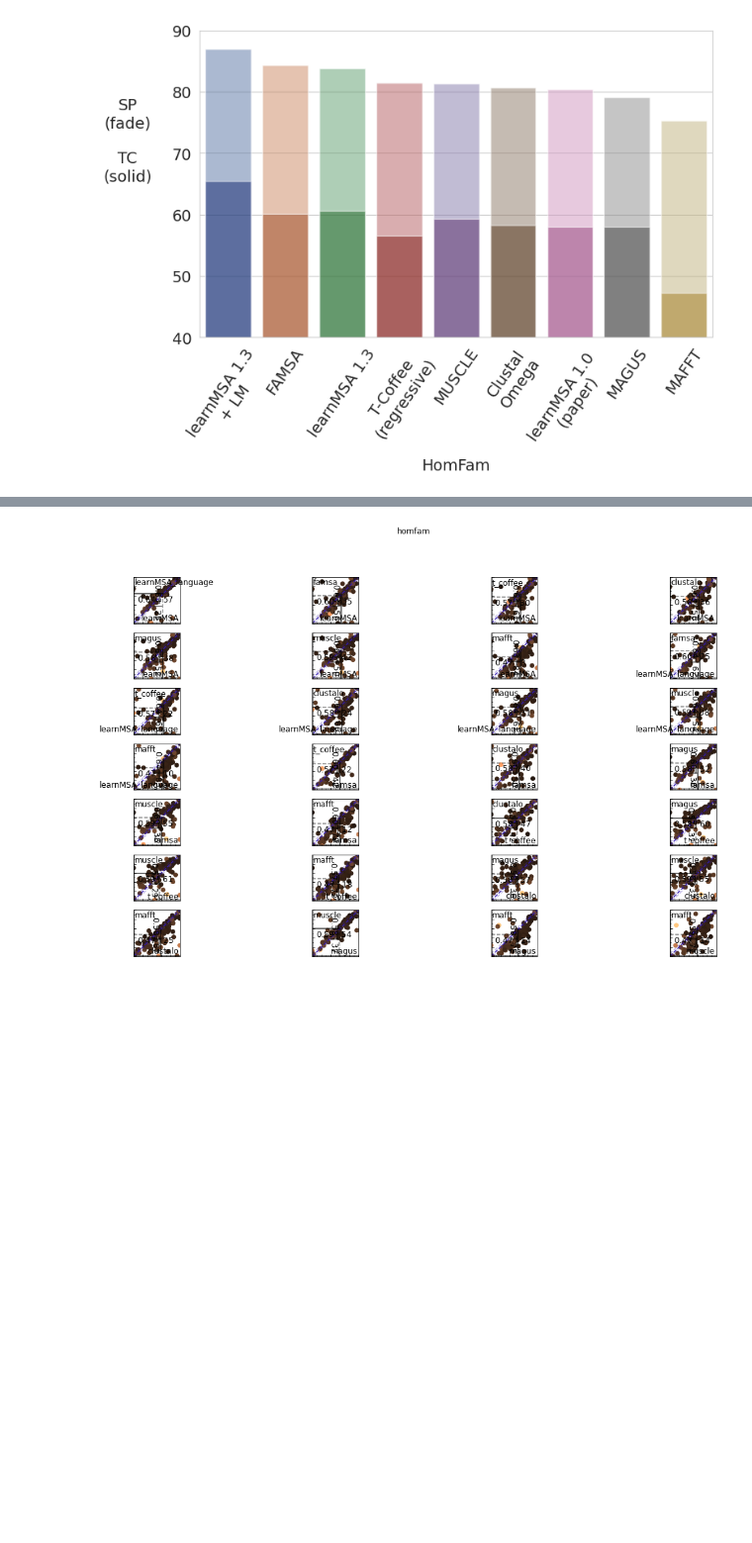
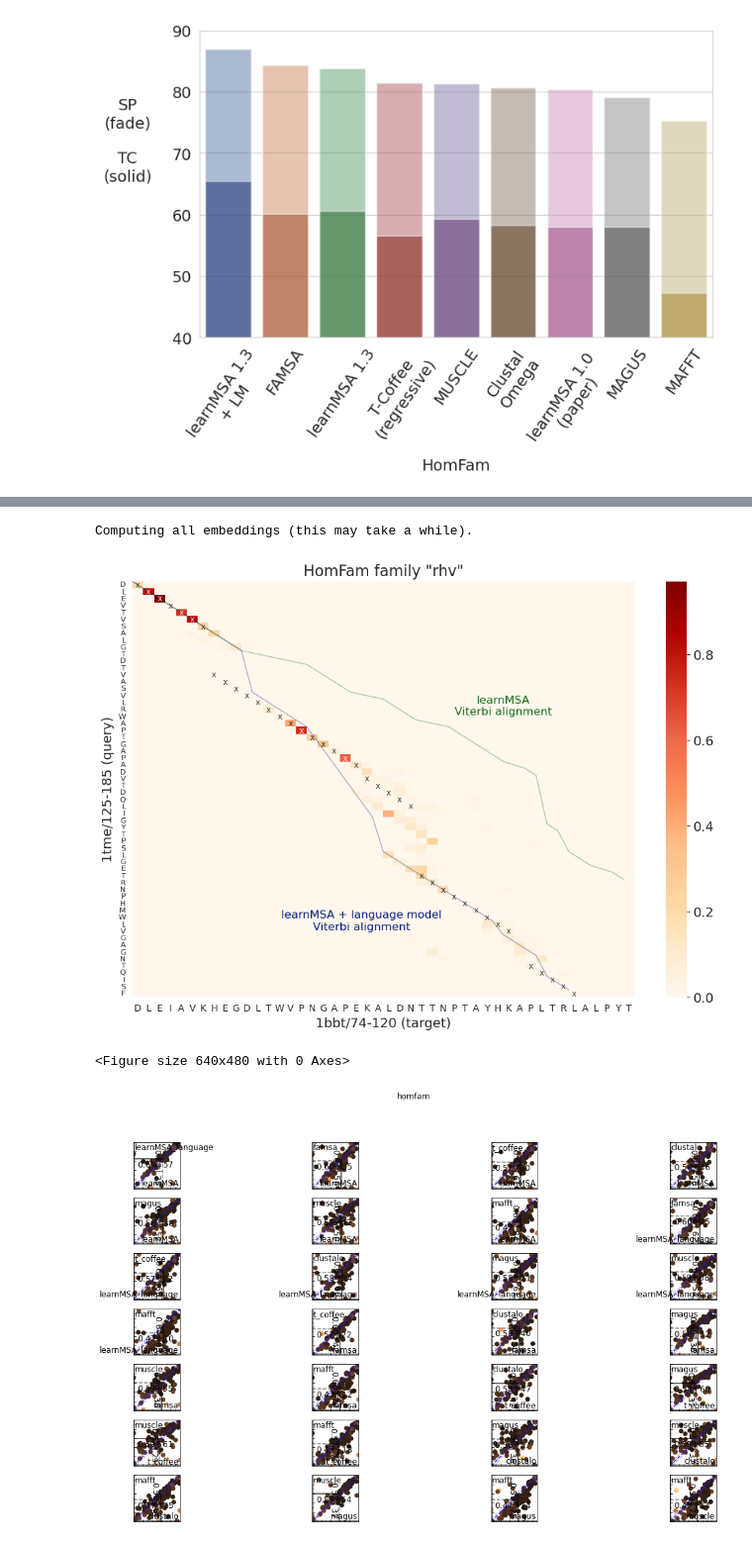
Before and after one commit to felbecker/snakeMSA, a Jupyter notebook: Plots.ipynb, the cells around one changed output, grey strips where cells are left out. Shown at 99% size. Cells and saved outputs as stored; diff of their text form; code cells hidden in the pictures; blank space fills up the shorter version.

Commit message:
added prob and path plots

```diff
--- a/Plots.ipynb
+++ b/Plots.ipynb
@@ -100 +230,18 @@ plt.savefig("plots/SP_TC.png")
+# %%
+fig, ax = plt.subplots(1,1, figsize=(12, 8))
+heatmap_probs("data/homfam/refs/rhv", 0, 2, ax, start1=125, start2=74, len1=60, len2=46,
+                path_alignments=["learnMSA/projections/homfam/rhv", "learnMSA_language/projections/homfam/rhv"],
+                path_colors=[sns.color_palette("dark")[2], sns.color_palette("dark")[0]],
+                path_labels=["learnMSA\nViterbi alignment", "learnMSA + language model\nViterbi alignment"],
+                label_settings=[{"offset" : 10, "pos" : 0.5}, {"offset" : -12, "pos" : 0.8}],
+                custom_title="HomFam family \"rhv\"")
+# %% [output]
+Computing all embeddings (this may take a while).
+[figure, added]
+# %%
+plt.tight_layout()
+plt.savefig("plots/probs_and_paths_rhv.pdf")
+plt.savefig("plots/probs_and_paths_rhv.png")
+# %% [output]
+<Figure size 640x480 with 0 Axes>
 # %%
```
Also changed, not shown: parts of 8 cells of this notebook, 3 other files.
